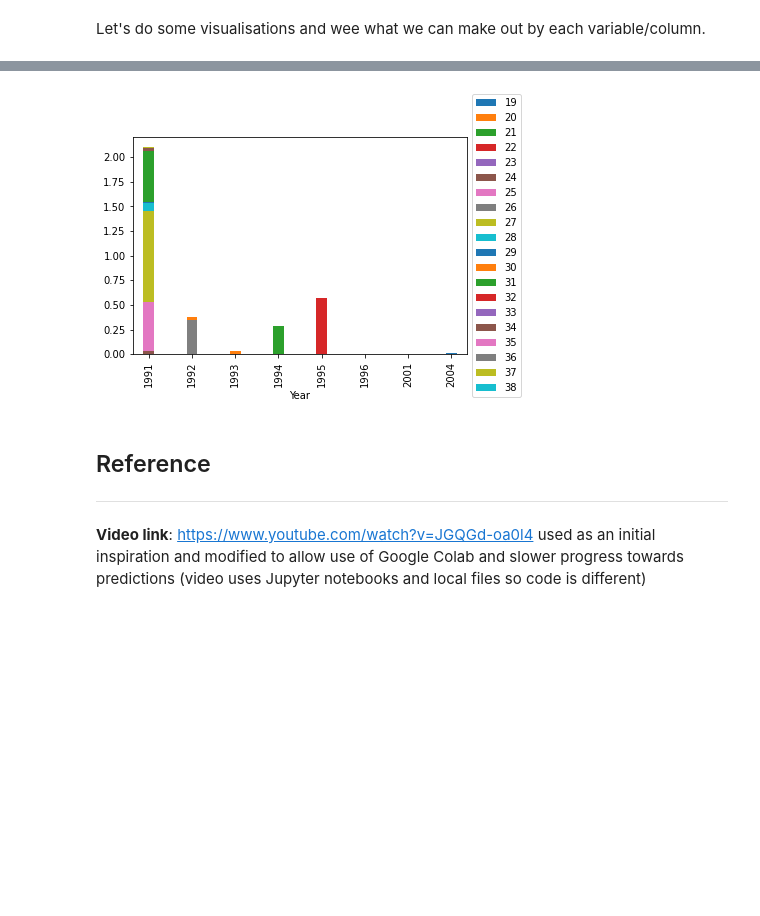
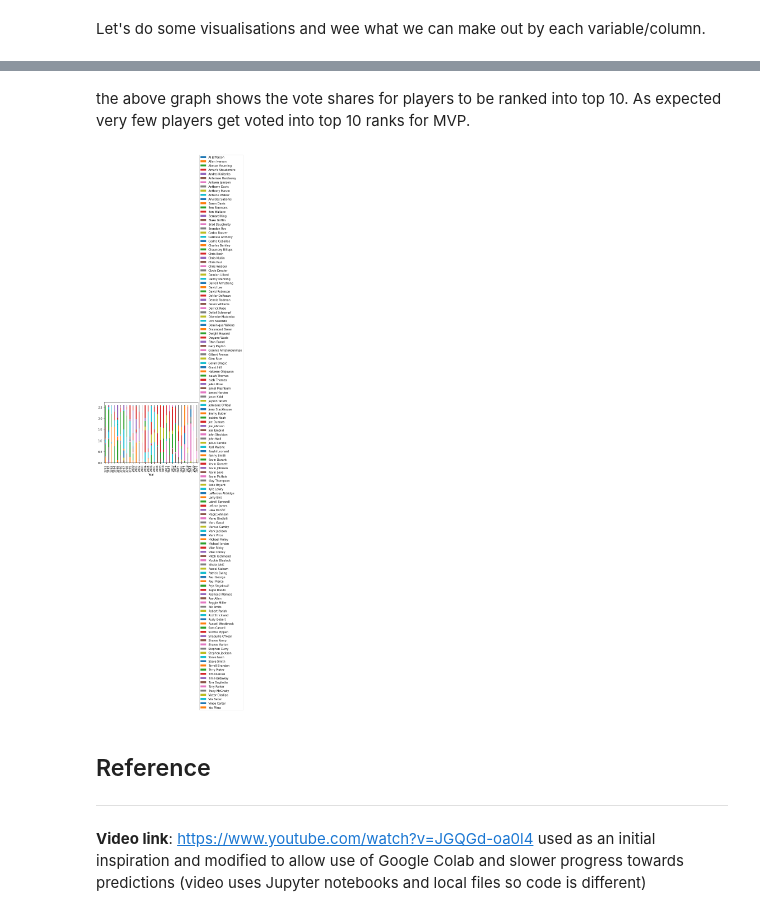
Before and after one commit to JaySanthanam/Programming-for-data, a Jupyter notebook: Projects/NBA.ipynb, the cells around one changed output, grey strips where cells are left out. Cells and saved outputs as stored; diff of their text form; code cells hidden in the pictures; blank space fills up the shorter version.

```diff
--- a/Projects/NBA.ipynb
+++ b/Projects/NBA.ipynb
@@ -338,15 +363,14 @@ Let's do some visualisations and wee what we can make out by each variable/colum
+# %% [markdown]
+the above graph shows the vote shares for players to be ranked into top 10. As expected very few players get voted into top 10 ranks for MVP.
 # %%
-# I want to have some visulaisations tools. So let's install some packages
 
-import matplotlib
-import matplotlib.pyplot as plt
-MVP_df_v3 = MVP_df_v3.drop_duplicates(subset = ['Age'])
-MVP_sort_share = MVP_df_v3.pivot(index="Year", columns="Age", values = "Share")
-MVP_sort_share.pltplot(kind='bar', stacked=True, width=0.25, align='center')
+#MVP_df_v3 = MVP_df_v3.drop_duplicates(subset = ['Age'])
+MVP_sort_share = MVP_df_v3.pivot(index="Year", columns="Player", values = "Share")
+MVP_sort_share.plot(kind='bar', stacked=True, width=0.25, align='center')
 plt.legend(loc='center left', bbox_to_anchor=(1.0, 0.5))
 plt.show()
 # %% [output]
-[figure, old version]
+[figure, new version]
 # %% [markdown]
 ## Reference
 ---
```
Also changed, not shown: parts of 3 cells of this notebook.
